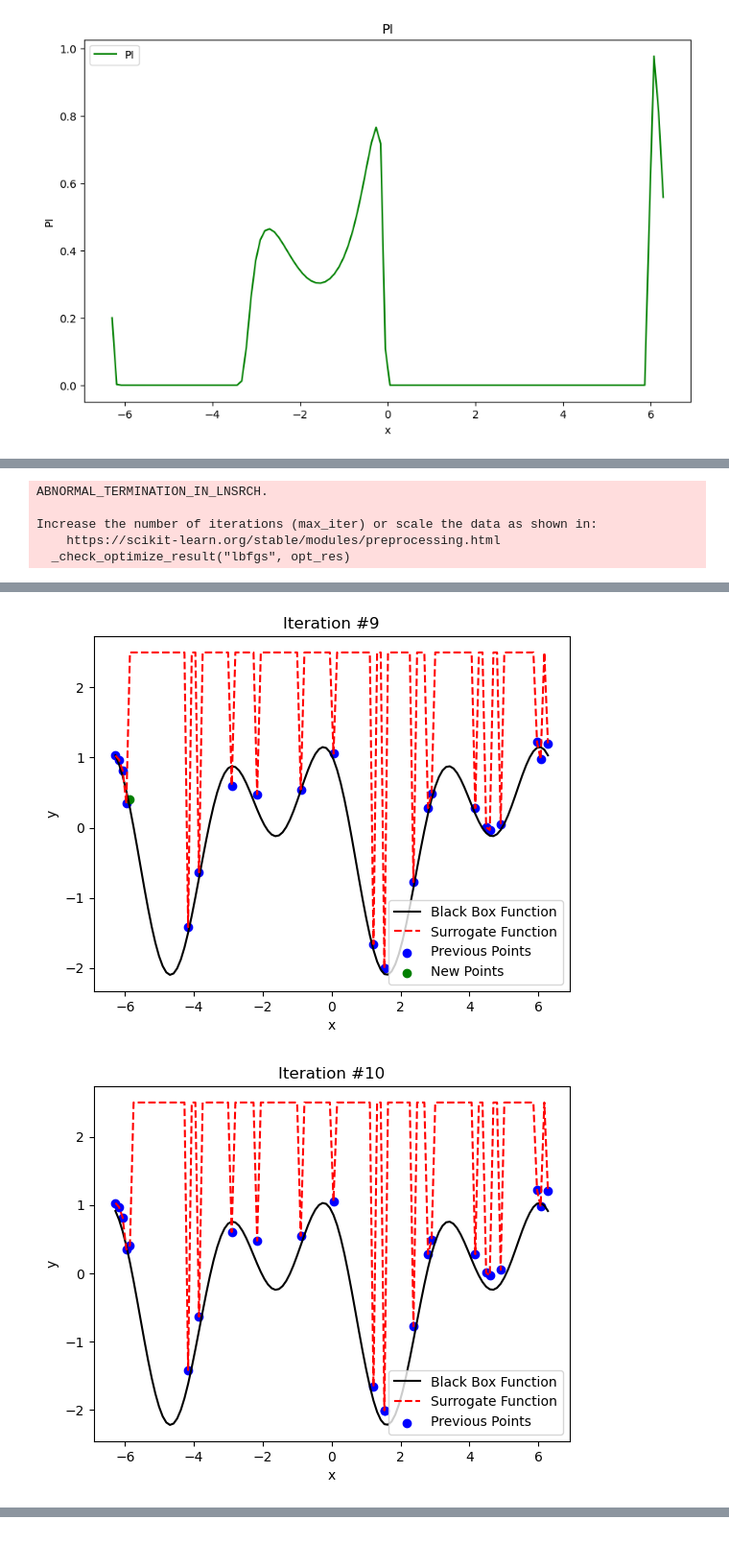
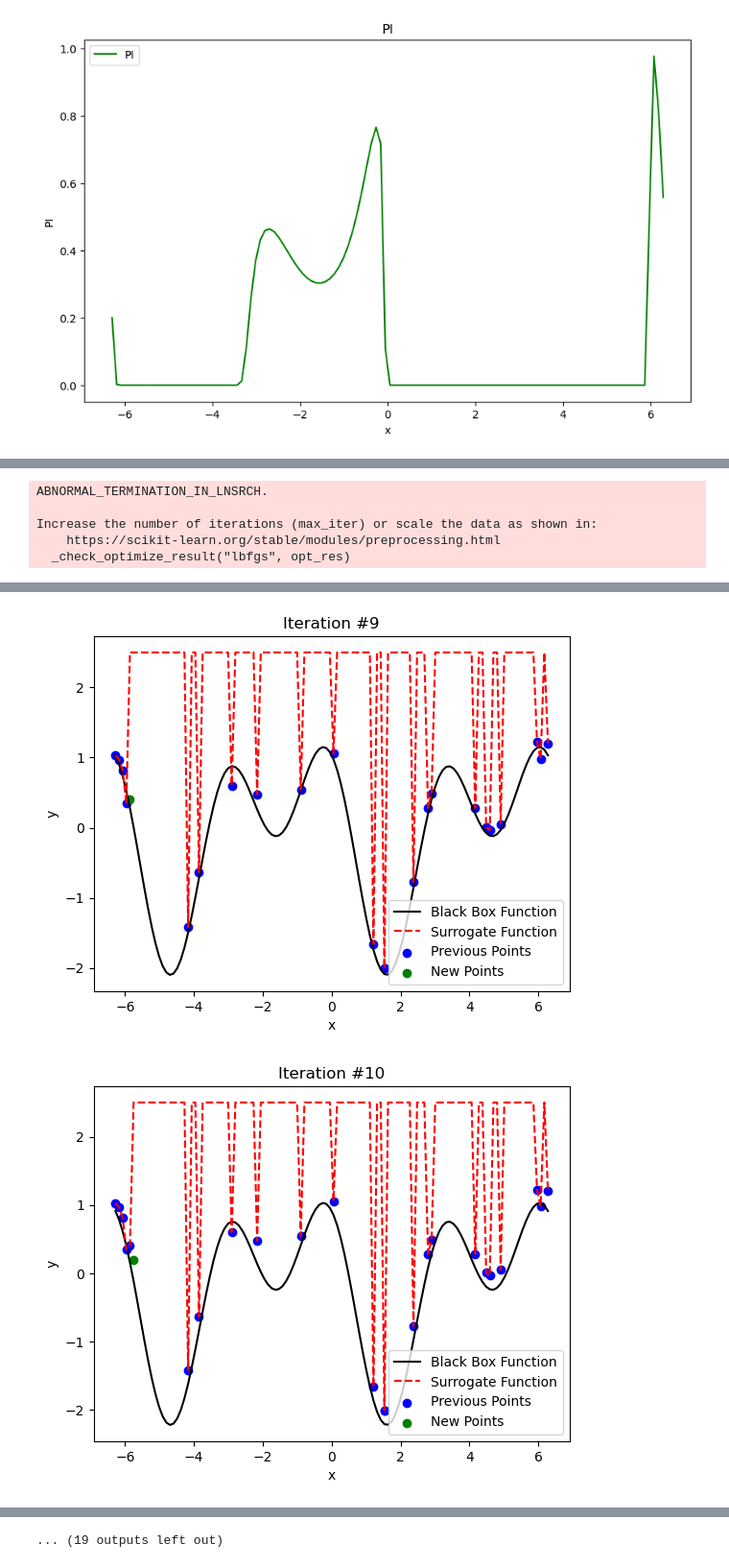
Before and after one commit to shailendranpoyyamozhi/I_am_learning, a Jupyter notebook: Optimisation/Diff_acqusition.ipynb, the cells around one changed output, grey strips where cells are left out. Shown at 96% size. Saved outputs shown, nothing was run; the diff lists cells and outputs as text; code cells hidden in the pictures.

```diff
--- a/Optimisation/Diff_acqusition.ipynb
+++ b/Optimisation/Diff_acqusition.ipynb
@@ -151,7 +151,7 @@ plt.show()
 # %% [output]
 [figure]
 # %%
-num_iterations = 10
+num_iterations = 30
 
 plt.figure(figsize=(10, 6))
 
@@ -174,31 +174,32 @@ for i in range(num_iterations):
     plt.plot(x_range, Objective_function(x_range), color='black', label='Black Box Function')
     plt.plot(x_range, ucb, color='red', linestyle='dashed', label='Surrogate Function')
     plt.scatter(sample_x, sample_y, color='blue', label='Previous Points')
     if i < num_iterations - 1:
         new_x = x_range[np.argmax(ucb)]  # Select the next point based on UCB
         new_y = Objective_function(new_x)
         sample_x = np.append(sample_x, new_x)
         sample_y = np.append(sample_y, new_y)
         plt.scatter(new_x, new_y, color='green', label='New Points')
 
+
     plt.xlabel('x')
     plt.ylabel('y')
     plt.title(f"Iteration #{i+1}")
     plt.legend()
     plt.show()
 # %% [output]
 [figure]
 [figure]
 [figure]
 ABNORMAL_TERMINATION_IN_LNSRCH.
 
 Increase the number of iterations (max_iter) or scale the data as shown in:
     https://scikit-learn.org/stable/modules/preprocessing.html
   _check_optimize_result("lbfgs", opt_res)
 [figure]
 [figure]
 [figure]
 [figure]
 [figure]
 [figure]
-[figure, old version]
+[figure, new version]
@@ -204,0 +207 @@ Increase the number of iterations (max_iter) or scale the data as shown in:
+... (19 outputs left out)
```
Also changed, not shown: parts of 1 cell of this notebook.
